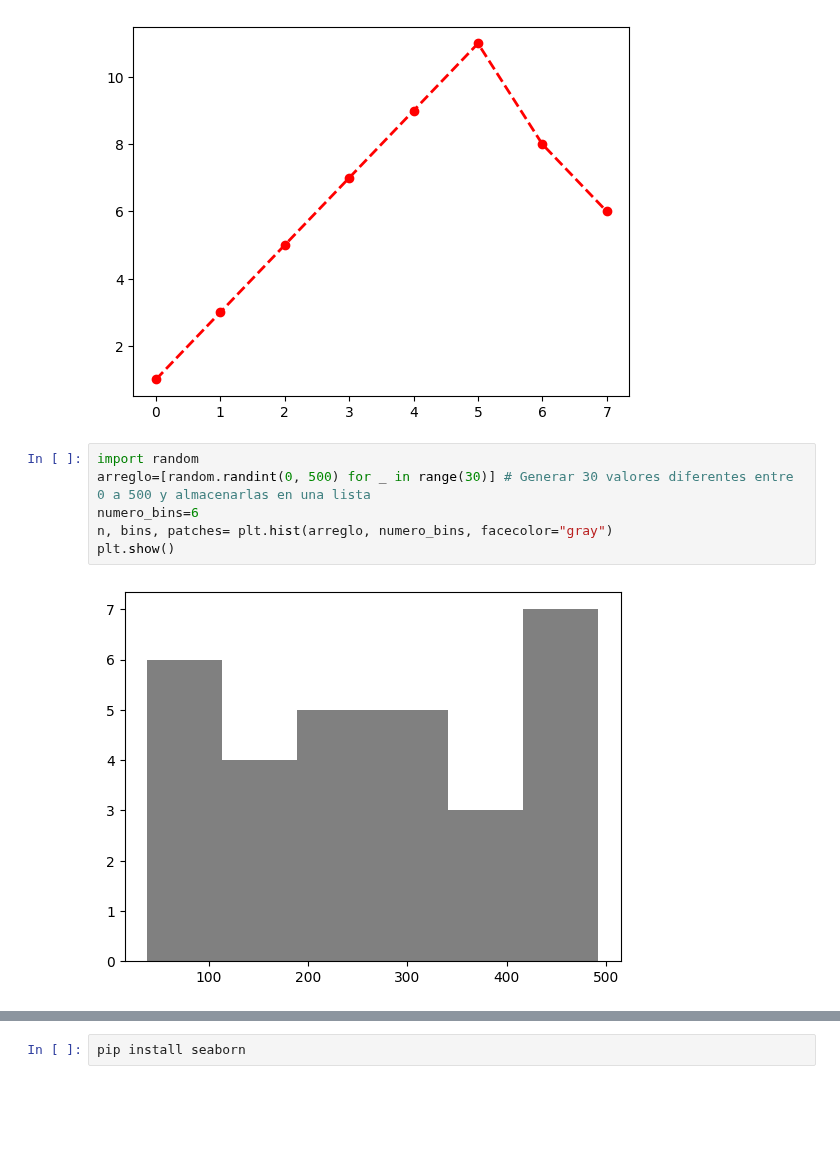
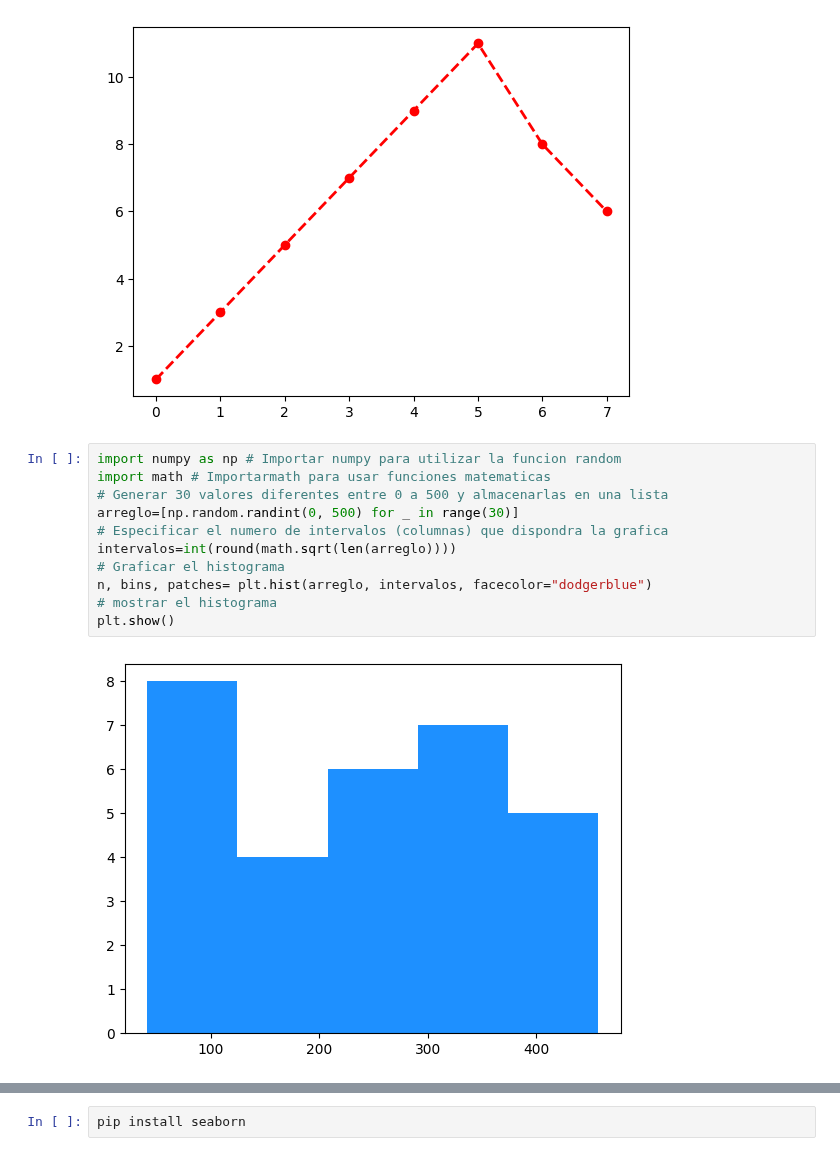
Before and after one commit to Alejo-P/Analisis-de-datos, a Jupyter notebook: Visualizacion Grafica/graficas.ipynb, the cells around one changed output, grey strips where cells are left out. Saved outputs shown, nothing was run; the diff lists cells and outputs as text; blank space fills up the shorter version.

```diff
--- a/Visualizacion Grafica/graficas.ipynb
+++ b/Visualizacion Grafica/graficas.ipynb
@@ -49,12 +58,17 @@ plt.plot(y, linestyle='--', marker='o', color='r', label='Mi Serie', linewidth=2
 plt.show()
 # %% [output]
 [figure]
-# %%
-import random
-arreglo=[random.randint(0, 500) for _ in range(30)] # Generar 30 valores diferentes entre 0 a 500 y almacenarlas en una lista
-numero_bins=6
-n, bins, patches= plt.hist(arreglo, numero_bins, facecolor="gray")
-plt.show()
-# %% [output]
-[figure, removed]
+# %%
+import numpy as np # Importar numpy para utilizar la funcion random
+import math # Importarmath para usar funciones matematicas
+# Generar 30 valores diferentes entre 0 a 500 y almacenarlas en una lista
+arreglo=[np.random.randint(0, 500) for _ in range(30)]
+# Especificar el numero de intervalos (columnas) que dispondra la grafica
+intervalos=int(round(math.sqrt(len(arreglo))))
+# Graficar el histograma
+n, bins, patches= plt.hist(arreglo, intervalos, facecolor="dodgerblue")
+# mostrar el histograma
+plt.show()
+# %% [output]
+[figure, added]
 # %%
```
Also changed, not shown: parts of 11 cells of this notebook.
